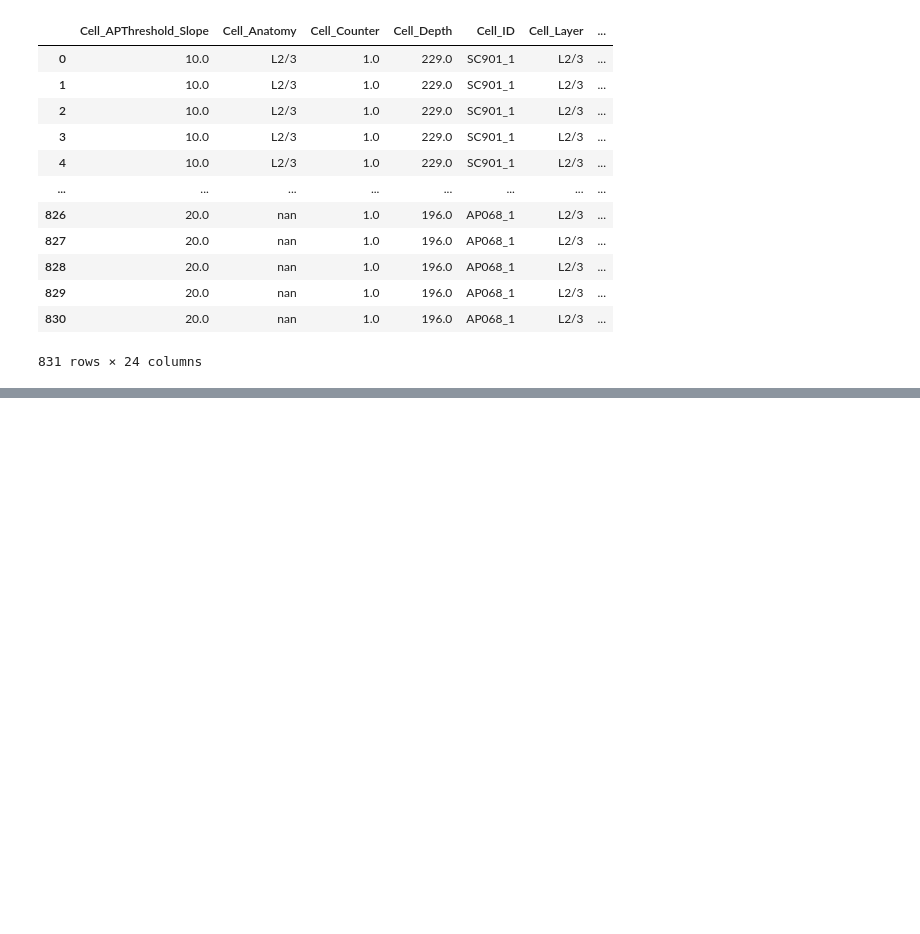
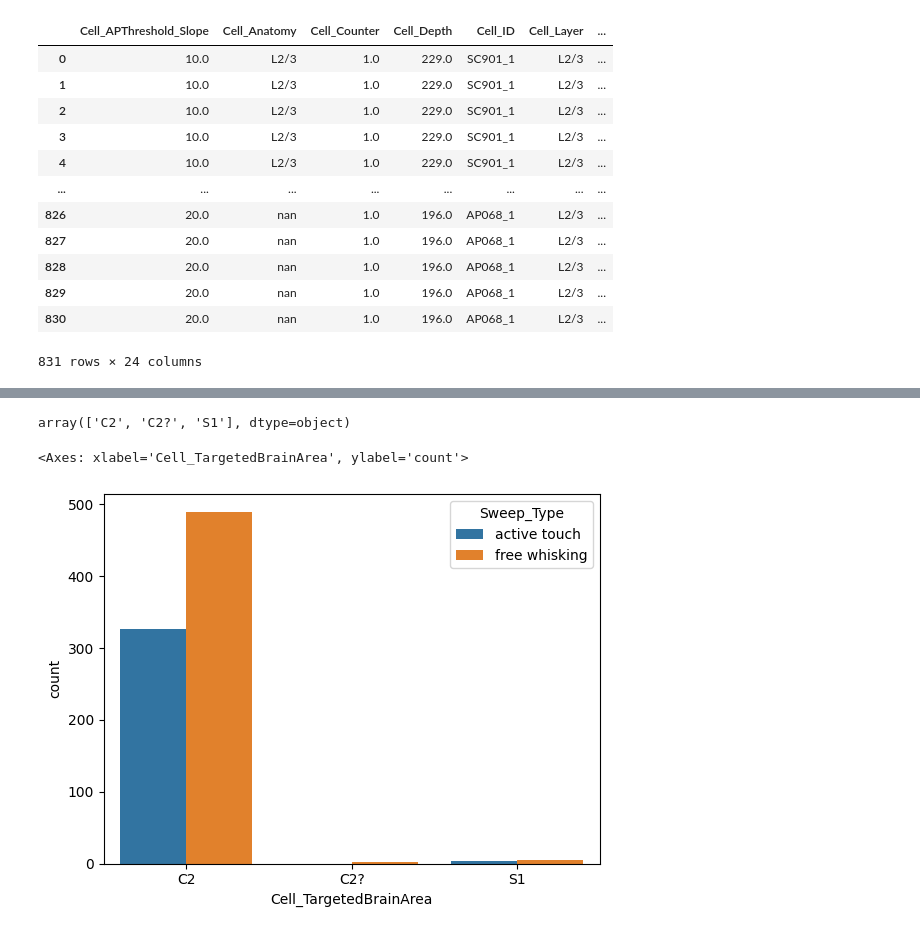
Before and after one commit to mariscoglio/bio482_cell_classifier, a Jupyter notebook: wesley.ipynb, the cells around one changed output, grey strips where cells are left out. Drawn from its saved outputs; the diff is of its cells as text; code cells hidden in the pictures; blank space fills up the shorter version.

Commit message:
Looks at the data

```diff
--- a/wesley.ipynb
+++ b/wesley.ipynb
@@ -22,0 +62,13 @@ from neurasort.bio482.helpers import Function_Detect_APs
+# %%
+np.unique(data_free_whisking.Cell_TargetedBrainArea)
+# %% [output]
+array(['C2', 'C2?', 'S1'], dtype=object)
+# %%
+sns.countplot(
+    raw_data[raw_data.Sweep_Type != 'passive contact'],
+    x="Cell_TargetedBrainArea",
+    hue="Sweep_Type",
+)
+# %% [output]
+<Axes: xlabel='Cell_TargetedBrainArea', ylabel='count'>
+[figure, added]
```
Also changed, not shown: parts of 7 cells of this notebook.
